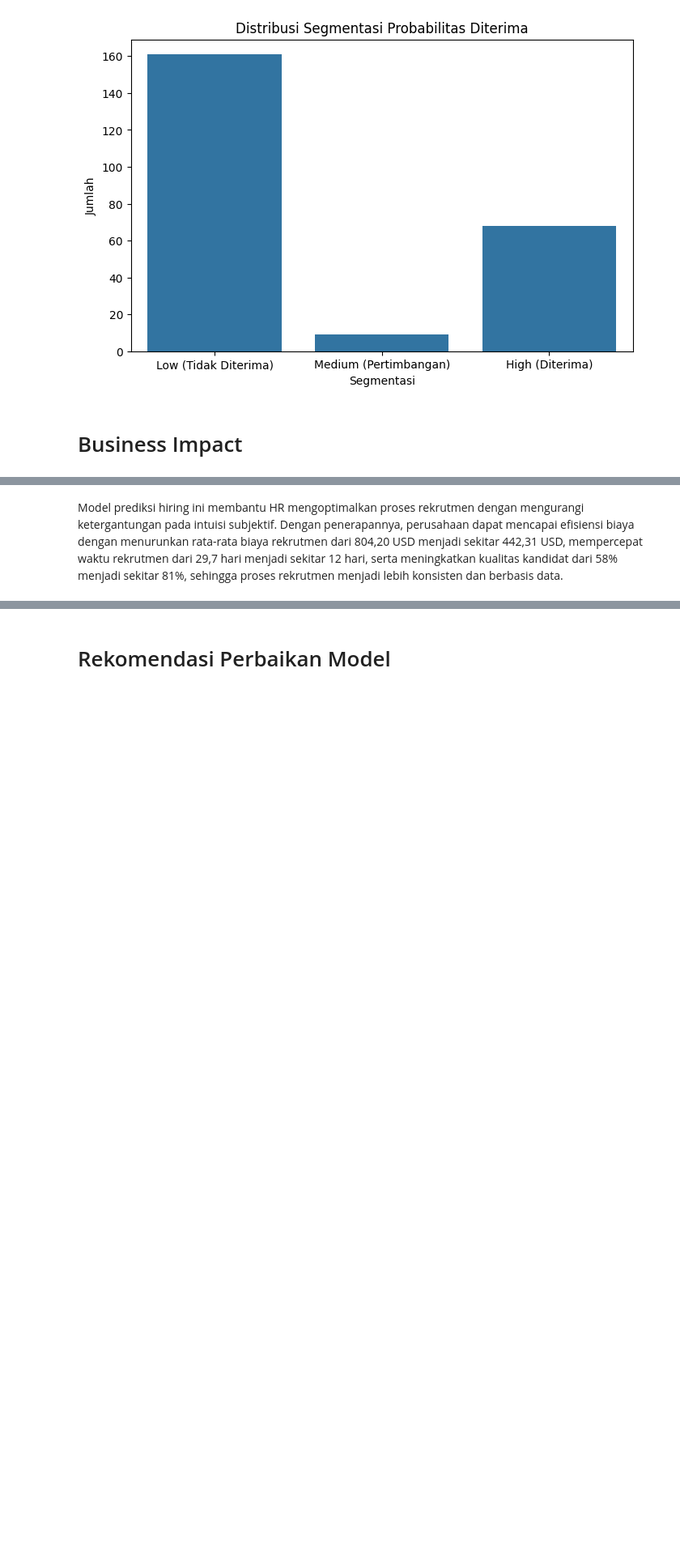
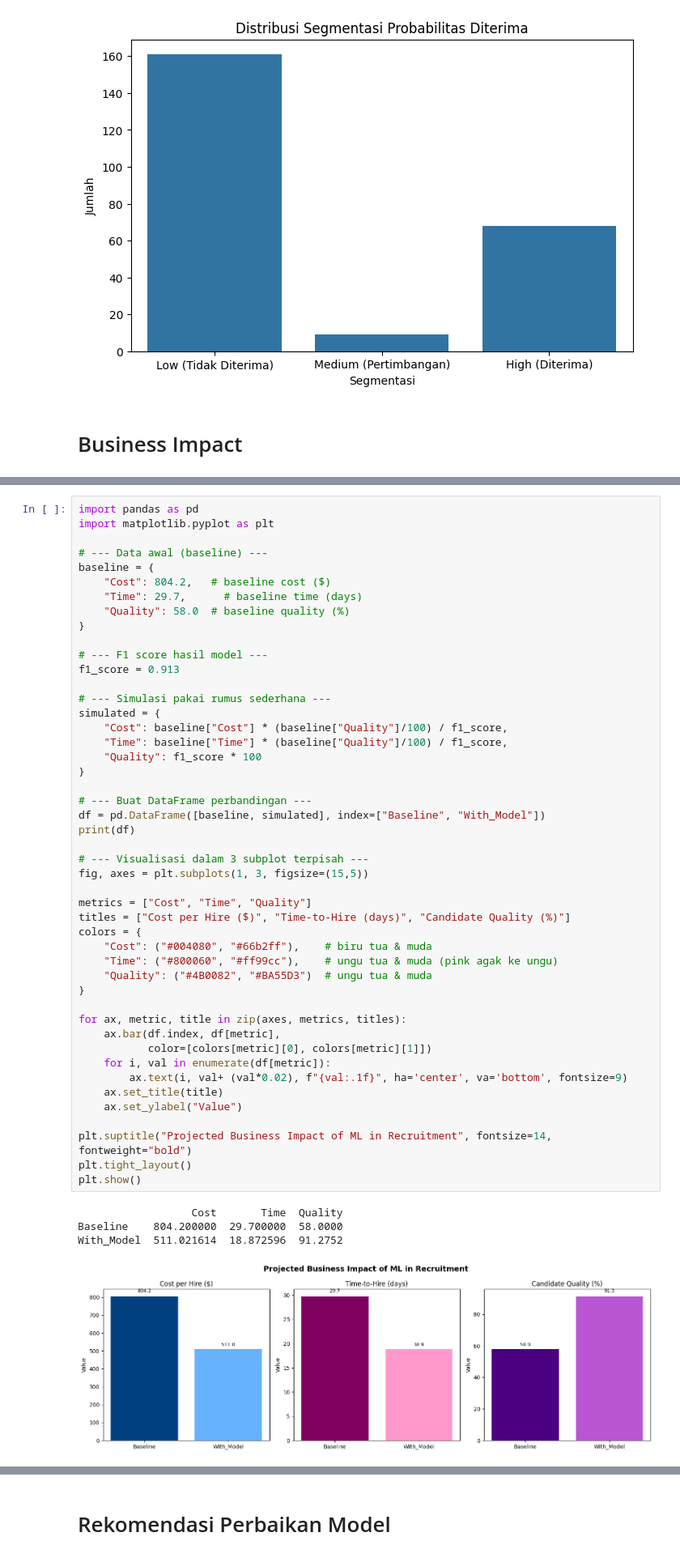
Before and after one commit to putapry/Recruitment-Prediction, a Jupyter notebook: Recruitment_Prediction.ipynb, the cells around one changed output, grey strips where cells are left out. Shown at 81% size. Drawn from its saved outputs; the diff is of its cells as text; blank space fills up the shorter version.

```diff
--- a/Recruitment_Prediction.ipynb
+++ b/Recruitment_Prediction.ipynb
@@ -2529,2 +2475,52 @@ plt.show()
-# %% [markdown]
-Model prediksi hiring ini membantu HR mengoptimalkan proses rekrutmen dengan mengurangi ketergantungan pada intuisi subjektif. Dengan penerapannya, perusahaan dapat mencapai efisiensi biaya dengan menurunkan rata-rata biaya rekrutmen dari 804,20 USD menjadi sekitar 442,31 USD, mempercepat waktu rekrutmen dari 29,7 hari menjadi sekitar 12 hari, serta meningkatkan kualitas kandidat dari 58% menjadi sekitar 81%, sehingga proses rekrutmen menjadi lebih konsisten dan berbasis data.
+# %%
+import pandas as pd
+import matplotlib.pyplot as plt
+
+# --- Data awal (baseline) ---
+baseline = {
+    "Cost": 804.2,   # baseline cost ($)
+    "Time": 29.7,      # baseline time (days)
+    "Quality": 58.0  # baseline quality (%)
+}
+
+# --- F1 score hasil model ---
+f1_score = 0.913
+
+# --- Simulasi pakai rumus sederhana ---
+simulated = {
+    "Cost": baseline["Cost"] * (baseline["Quality"]/100) / f1_score,
+    "Time": baseline["Time"] * (baseline["Quality"]/100) / f1_score,
+    "Quality": f1_score * 100
+}
+
+# --- Buat DataFrame perbandingan ---
+df = pd.DataFrame([baseline, simulated], index=["Baseline", "With_Model"])
+print(df)
+
+# --- Visualisasi dalam 3 subplot terpisah ---
+fig, axes = plt.subplots(1, 3, figsize=(15,5))
+
+metrics = ["Cost", "Time", "Quality"]
+titles = ["Cost per Hire ($)", "Time-to-Hire (days)", "Candidate Quality (%)"]
+colors = {
+    "Cost": ("#004080", "#66b2ff"),    # biru tua & muda
+    "Time": ("#800060", "#ff99cc"),    # ungu tua & muda (pink agak ke ungu)
+    "Quality": ("#4B0082", "#BA55D3")  # ungu tua & muda
+}
+
+for ax, metric, title in zip(axes, metrics, titles):
+    ax.bar(df.index, df[metric],
+           color=[colors[metric][0], colors[metric][1]])
+    for i, val in enumerate(df[metric]):
+        ax.text(i, val+ (val*0.02), f"{val:.1f}", ha='center', va='bottom', fontsize=9)
+    ax.set_title(title)
+    ax.set_ylabel("Value")
+
+plt.suptitle("Projected Business Impact of ML in Recruitment", fontsize=14, fontweight="bold")
+plt.tight_layout()
+plt.show()
+# %% [output]
+                  Cost       Time  Quality
+Baseline    804.200000  29.700000  58.0000
+With_Model  511.021614  18.872596  91.2752
+[figure, added]
```
Also changed, not shown: parts of 5 cells of this notebook.
